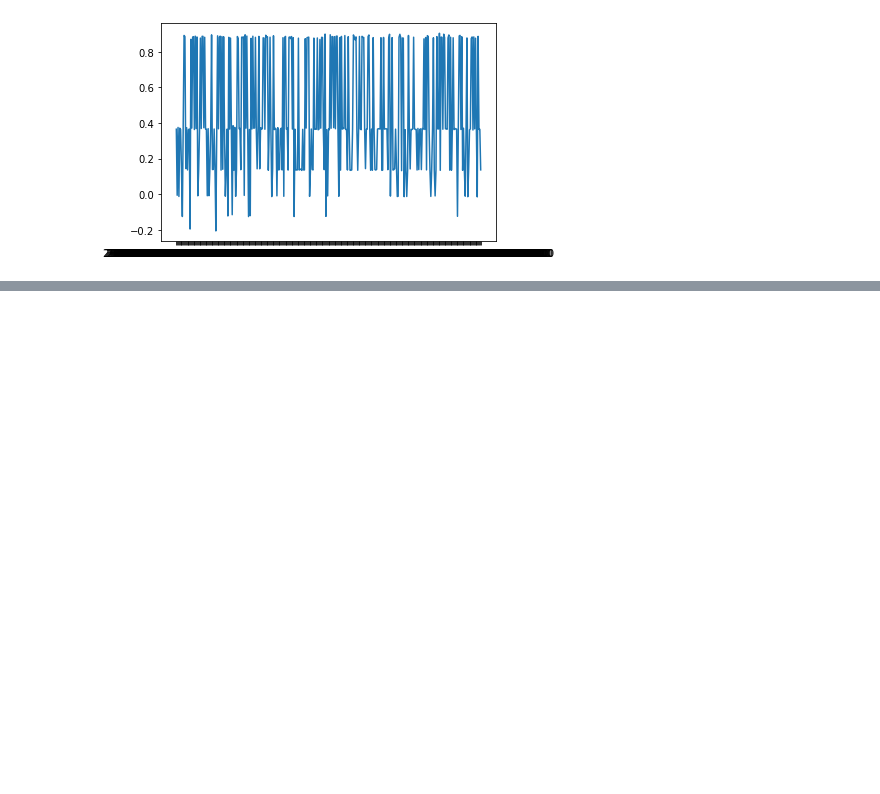
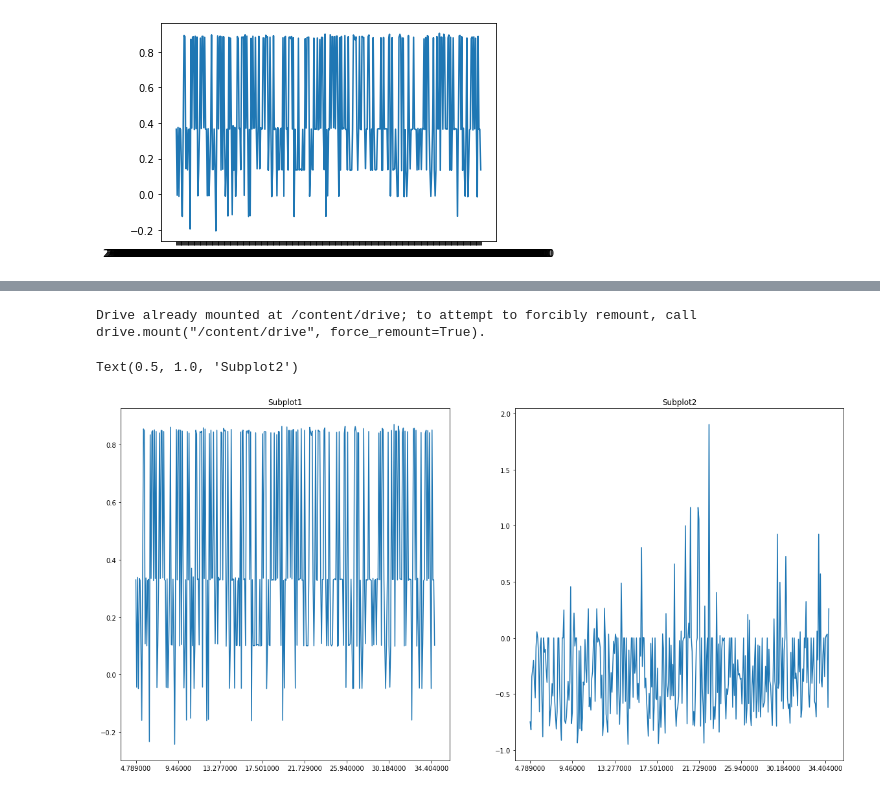
Before and after one commit to Sean-Reinhardt/Reinhardt-Sean, a Jupyter notebook: CodingTask1.ipynb, the cells around one changed output, grey strips where cells are left out. Saved outputs shown, nothing was run; the diff lists cells and outputs as text; code cells hidden in the pictures; blank space fills up the shorter version.

```diff
--- a/CodingTask1.ipynb
+++ b/CodingTask1.ipynb
@@ -92,0 +101,34 @@ WARNING:matplotlib.legend:No artists with labels found to put in legend.  Note t
+# %%
+#CT-1.7
+import pandas as pd
+from google.colab import drive
+from google.colab import files
+import matplotlib.pyplot as plt
+import matplotlib.ticker as ticker
+drive.mount('/content/drive')
+path = '/content/drive/MyDrive/datascience/CCD-Data.txt'
+
+df = pd.read_csv(path, delimiter='\t', header=13)
+
+df['Unnamed: 0'] = pd.to_datetime(df['Unnamed: 0'])
+df['seconds'] = df['Unnamed: 0'].dt.time.apply(lambda t: f"{t.second}.{t.microsecond}")
+
+x_val = df['seconds']
+
+fig, axs = plt.subplots(nrows=1, ncols=2, figsize=(20,10))
+
+#plt 1
+y_val = df['316.6137']
+axs[0].plot(x_val, y_val)
+axs[0].xaxis.set_major_locator(ticker.IndexLocator(base=50, offset=0))
+axs[0].set_title('Subplot1')
+
+#plt2
+y2_val = df['329.8728']
+axs[1].plot(x_val, y2_val)
+axs[1].xaxis.set_major_locator(ticker.IndexLocator(base=50, offset=0))
+axs[1].set_title('Subplot2')
+# %% [output]
+Drive already mounted at /content/drive; to attempt to forcibly remount, call drive.mount("/content/drive", force_remount=True).
+Text(0.5, 1.0, 'Subplot2')
+[figure, added]
```
Also changed, not shown: parts of 2 cells of this notebook.
